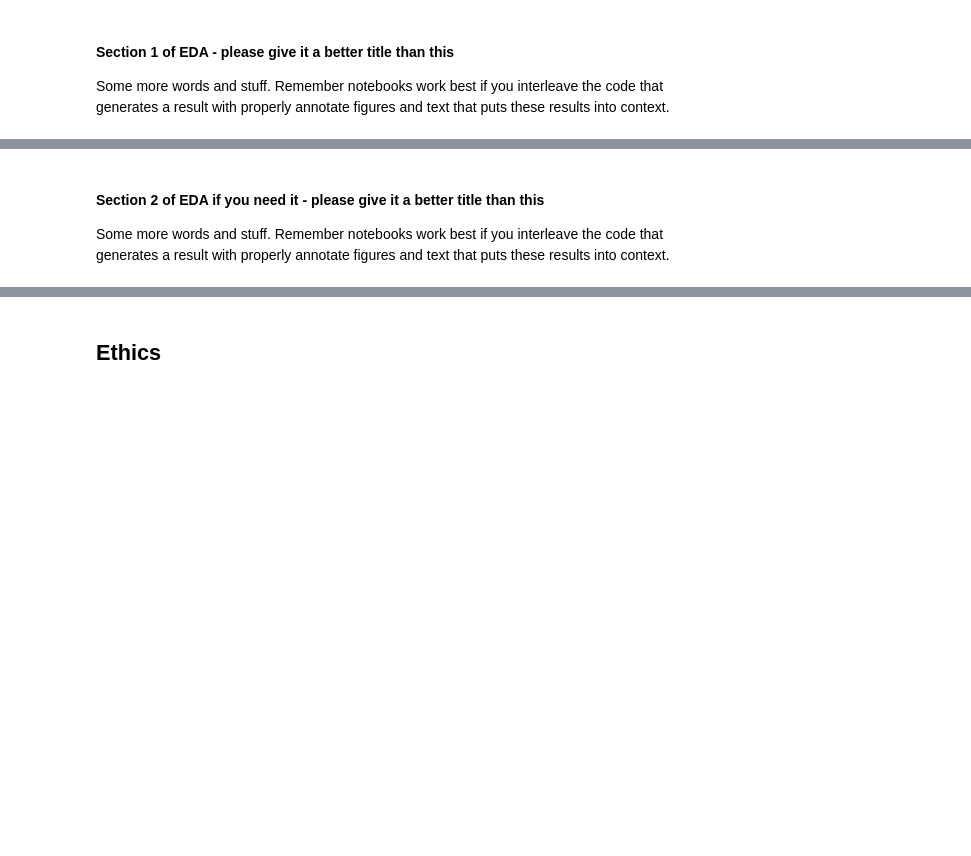
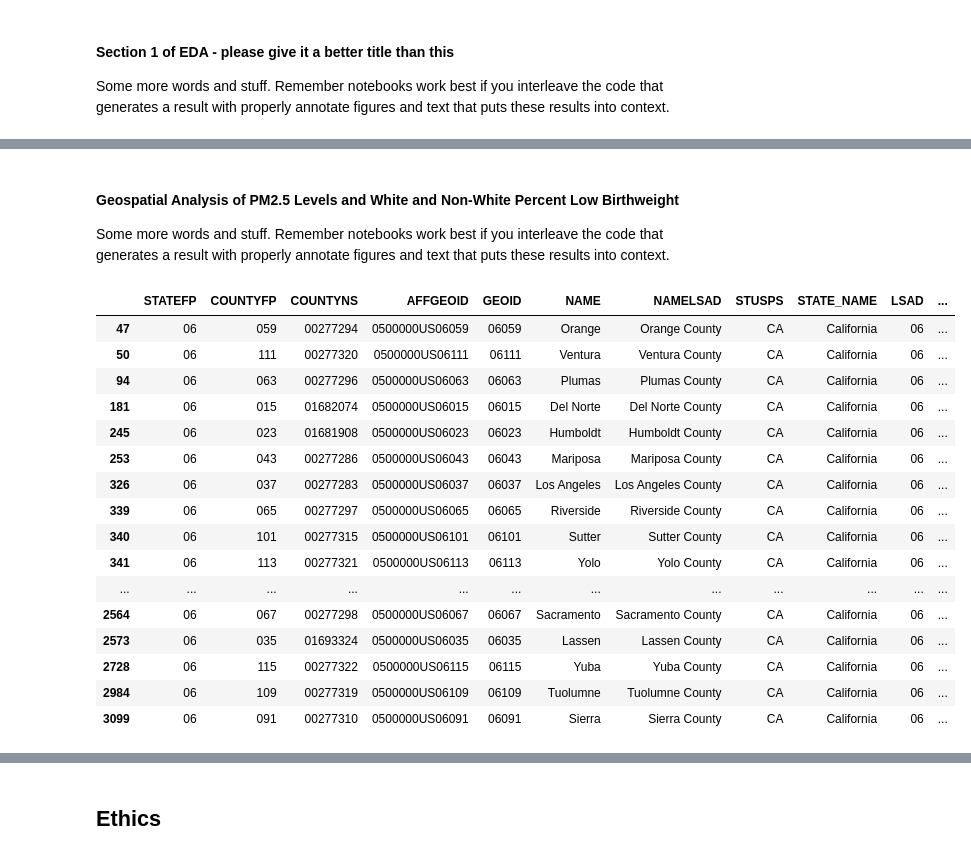
Before and after one commit to COGS108/Group095_WI26, a Jupyter notebook: 02-EDACheckpoint.ipynb, the cells around one changed output, grey strips where cells are left out. Drawn from its saved outputs; the diff is of its cells as text; code cells hidden in the pictures; blank space fills up the shorter version.

Commit message:
Add Geospatial EDA

```diff
--- a/02-EDACheckpoint.ipynb
+++ b/02-EDACheckpoint.ipynb
@@ -709,4 +728,4 @@ Some more words and stuff.  Remember notebooks work best if you interleave the c
 # %% [markdown]
-#### Section 2 of EDA if you need it  - please give it a better title than this
+#### Geospatial Analysis of PM2.5 Levels and White and Non-White Percent Low Birthweight
 
 Some more words and stuff.  Remember notebooks work best if you interleave the code that generates a result with properly annotate figures and text that puts these results into context.
@@ -715,0 +734,22 @@ Some more words and stuff.  Remember notebooks work best if you interleave the c
+# %%
+counties = gpd.read_file("https://www2.census.gov/geo/tiger/GENZ2021/shp/cb_2021_us_county_500k.zip")
+ca_counties = counties[counties['STATEFP'] == '06']
+ca_counties
+# %% [output]
+|  | STATEFP | COUNTYFP | COUNTYNS | AFFGEOID | GEOID | NAME | NAMELSAD | STUSPS | STATE_NAME | LSAD | ... |
+| 47 | 06 | 059 | 00277294 | 0500000US06059 | 06059 | Orange | Orange County | CA | California | 06 | ... |
+| 50 | 06 | 111 | 00277320 | 0500000US06111 | 06111 | Ventura | Ventura County | CA | California | 06 | ... |
+| 94 | 06 | 063 | 00277296 | 0500000US06063 | 06063 | Plumas | Plumas County | CA | California | 06 | ... |
+| 181 | 06 | 015 | 01682074 | 0500000US06015 | 06015 | Del Norte | Del Norte County | CA | California | 06 | ... |
+| 245 | 06 | 023 | 01681908 | 0500000US06023 | 06023 | Humboldt | Humboldt County | CA | California | 06 | ... |
+| 253 | 06 | 043 | 00277286 | 0500000US06043 | 06043 | Mariposa | Mariposa County | CA | California | 06 | ... |
+| 326 | 06 | 037 | 00277283 | 0500000US06037 | 06037 | Los Angeles | Los Angeles County | CA | California | 06 | ... |
+| 339 | 06 | 065 | 00277297 | 0500000US06065 | 06065 | Riverside | Riverside County | CA | California | 06 | ... |
+| 340 | 06 | 101 | 00277315 | 0500000US06101 | 06101 | Sutter | Sutter County | CA | California | 06 | ... |
+| 341 | 06 | 113 | 00277321 | 0500000US06113 | 06113 | Yolo | Yolo County | CA | California | 06 | ... |
+| ... | ... | ... | ... | ... | ... | ... | ... | ... | ... | ... | ... |
+| 2564 | 06 | 067 | 00277298 | 0500000US06067 | 06067 | Sacramento | Sacramento County | CA | California | 06 | ... |
+| 2573 | 06 | 035 | 01693324 | 0500000US06035 | 06035 | Lassen | Lassen County | CA | California | 06 | ... |
+| 2728 | 06 | 115 | 00277322 | 0500000US06115 | 06115 | Yuba | Yuba County | CA | California | 06 | ... |
+| 2984 | 06 | 109 | 00277319 | 0500000US06109 | 06109 | Tuolumne | Tuolumne County | CA | California | 06 | ... |
+| 3099 | 06 | 091 | 00277310 | 0500000US06091 | 06091 | Sierra | Sierra County | CA | California | 06 | ... |
```
Also changed, not shown: parts of 8 cells of this notebook.
